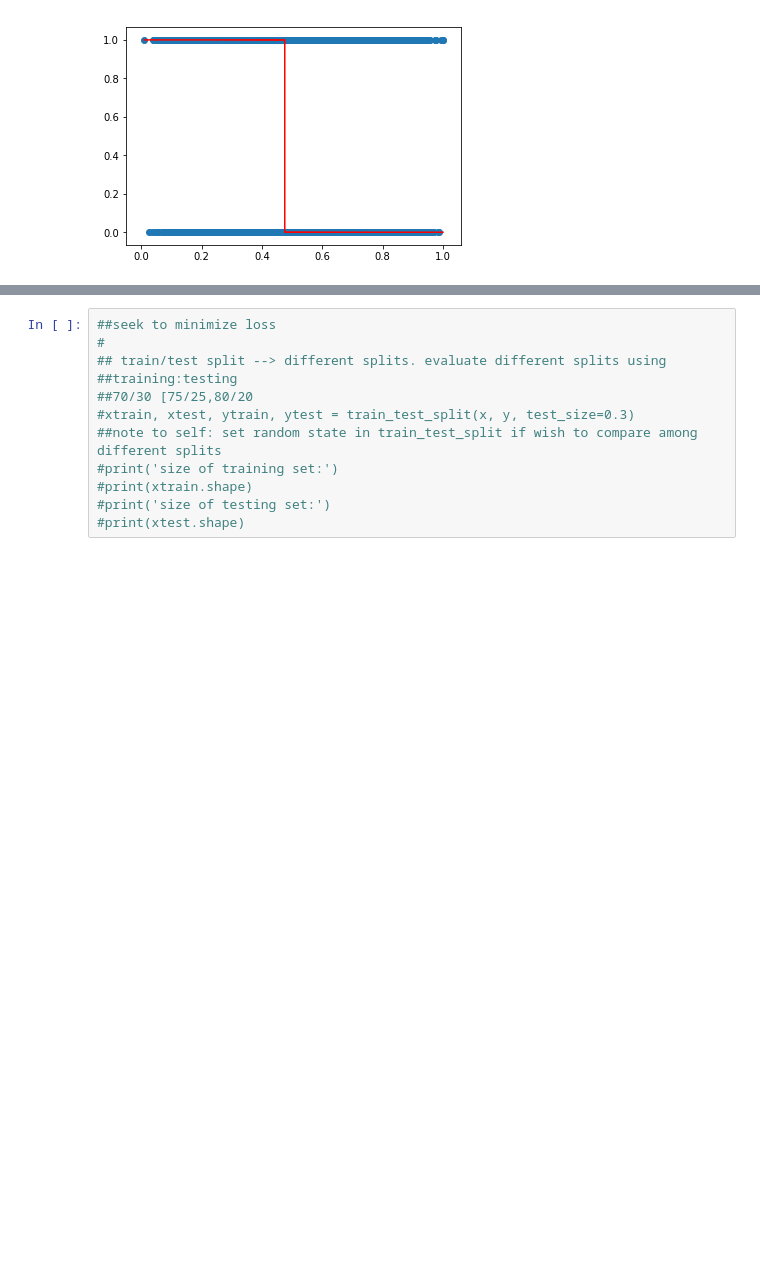
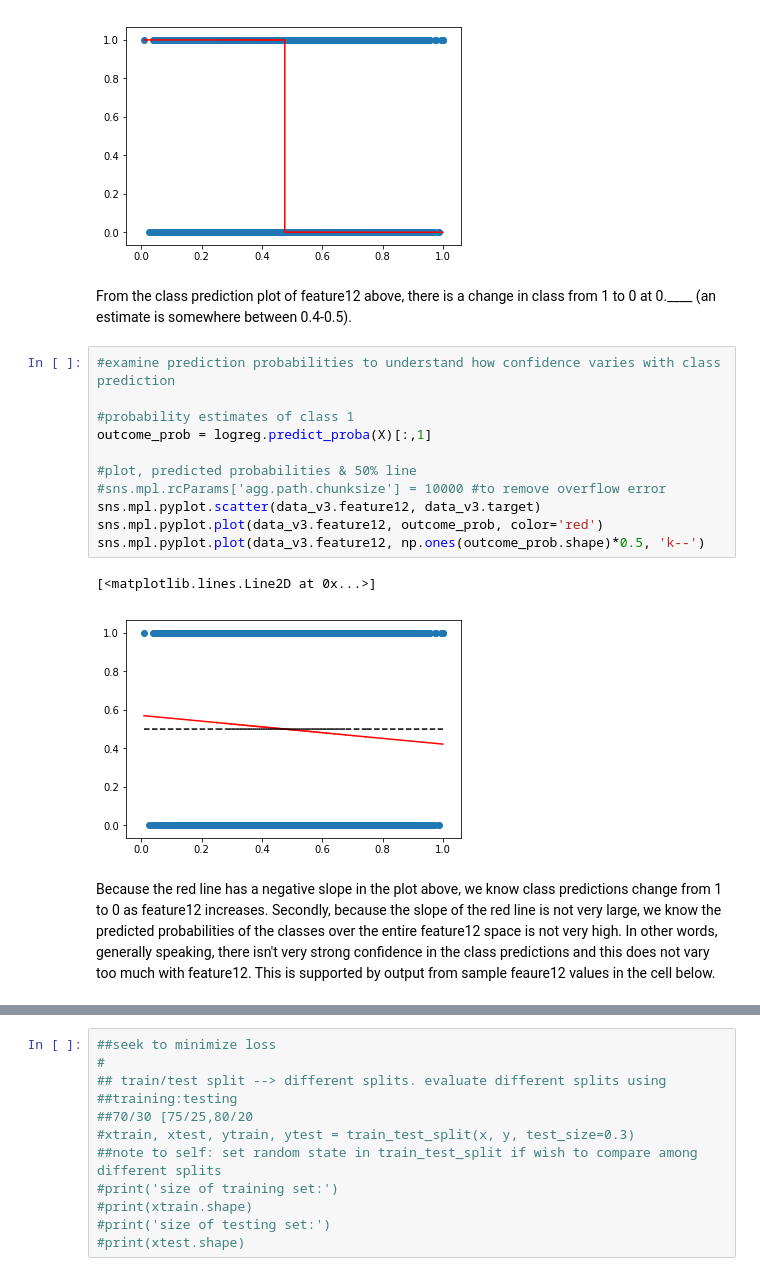
Before and after one commit to cchen181/numerai_tournament79, a Jupyter notebook: modelv2.ipynb, the cells around one changed output, grey strips where cells are left out. Saved outputs shown, nothing was run; the diff lists cells and outputs as text; blank space fills up the shorter version.

Commit message:
Upload modelv2
feature12 logistic regression
2 plots - 1 on class prediction, 1 on prediction probabilities

```diff
--- a/modelv2.ipynb
+++ b/modelv2.ipynb
@@ -419,3 +423,21 @@ sns.mpl.pyplot.plot(data_v3.feature12,data_v3.outcome_pred_class_log,color='red'
 class predictions
 [<matplotlib.lines.Line2D at 0x...>]
 [figure]
+# %% [markdown]
+From the class prediction plot of feature12 above, there is a change in class from 1 to 0 at 0.____ (an estimate is somewhere between 0.4-0.5).
+# %%
+#examine prediction probabilities to understand how confidence varies with class prediction
+
+#probability estimates of class 1
+outcome_prob = logreg.predict_proba(X)[:,1]
+
+#plot, predicted probabilities & 50% line
+#sns.mpl.rcParams['agg.path.chunksize'] = 10000 #to remove overflow error
+sns.mpl.pyplot.scatter(data_v3.feature12, data_v3.target)
+sns.mpl.pyplot.plot(data_v3.feature12, outcome_prob, color='red')
+sns.mpl.pyplot.plot(data_v3.feature12, np.ones(outcome_prob.shape)*0.5, 'k--')
+# %% [output]
+[<matplotlib.lines.Line2D at 0x...>]
+[figure, added]
+# %% [markdown]
+Because the red line has a negative slope in the plot above, we know class predictions change from 1 to 0 as feature12 increases. Secondly, because the slope of the red line is not very large, we know the predicted probabilities of the classes over the entire feature12 space is not very high. In other words, generally speaking, there isn't very strong confidence in the class predictions and this does not vary too much with feature12. This is supported by output from sample feaure12 values in the cell below.
```
Also changed, not shown: parts of 3 cells of this notebook.
